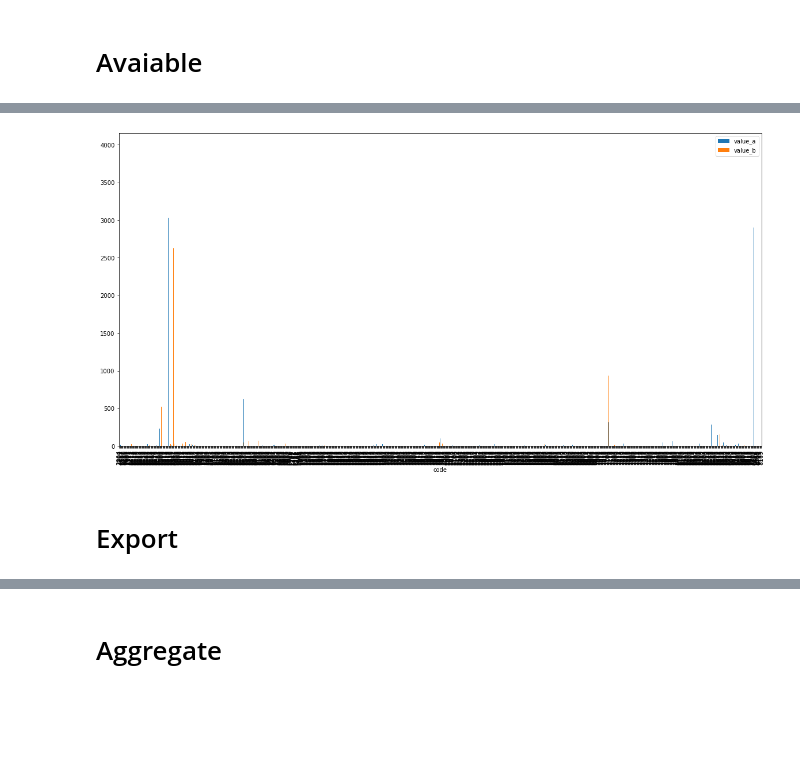
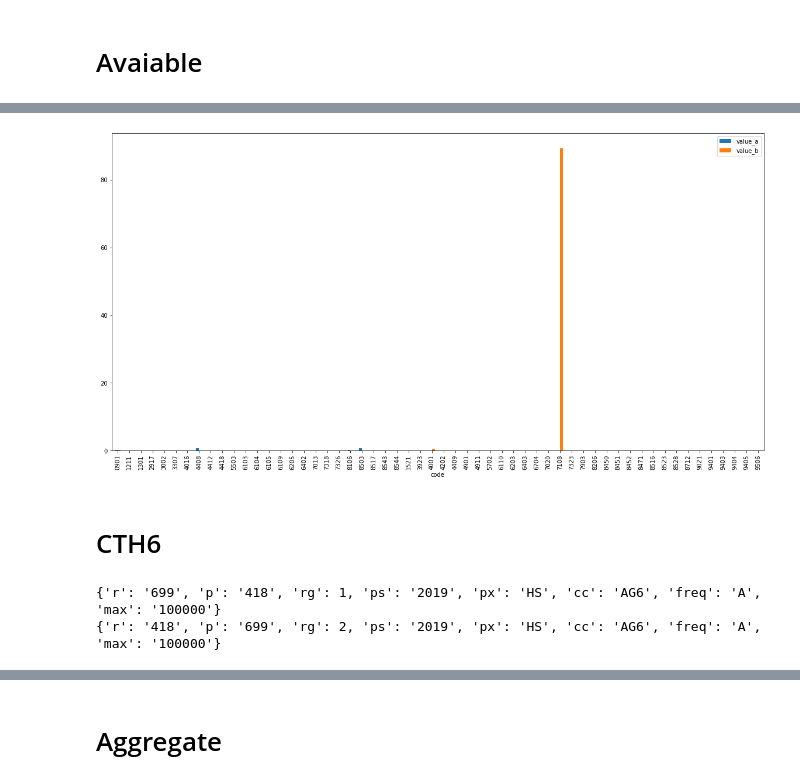
Before and after one commit to kmaneesh/tta, a Jupyter notebook: notebook/country/import.ipynb, the cells around one changed output, grey strips where cells are left out. Saved outputs shown, nothing was run; the diff lists cells and outputs as text; code cells hidden in the pictures; blank space fills up the shorter version.

```diff
--- a/notebook/country/import.ipynb
+++ b/notebook/country/import.ipynb
@@ -80,0 +87,5 @@ df.sort_values(by=['code'])
+# %%
+cc = 'AG4' # AG2, AG4, AG6
+data_in, data_out = tta.get_import_data(reporter, partner, period, cc)
+data = tta.compare(data_in, data_out)
+df4 = tta.prepare(data)
@@ -81,5 +115,5 @@ df.sort_values(by=['code'])
 # %%
-df.plot(kind='bar', y=['value_a','value_b'], x='code')
+df4.plot(kind='bar', y=['value_a','value_b'], x='code')
 plt.show()
 # %% [output]
-[figure, old version]
+[figure, new version]
@@ -86,2 +122,10 @@ plt.show()
 # %% [markdown]
-# Export
+# CTH6
+# %%
+cc = 'AG6' # AG2, AG4, AG6
+data_in, data_out = tta.get_import_data(reporter, partner, period, cc)
+data = tta.compare(data_in, data_out)
+df6 = tta.prepare(data)
+# %% [output]
+{'r': '699', 'p': '418', 'rg': 1, 'ps': '2019', 'px': 'HS', 'cc': 'AG6', 'freq': 'A', 'max': '100000'}
+{'r': '418', 'p': '699', 'rg': 2, 'ps': '2019', 'px': 'HS', 'cc': 'AG6', 'freq': 'A', 'max': '100000'}
```
Also changed, not shown: parts of 19 cells of this notebook.
